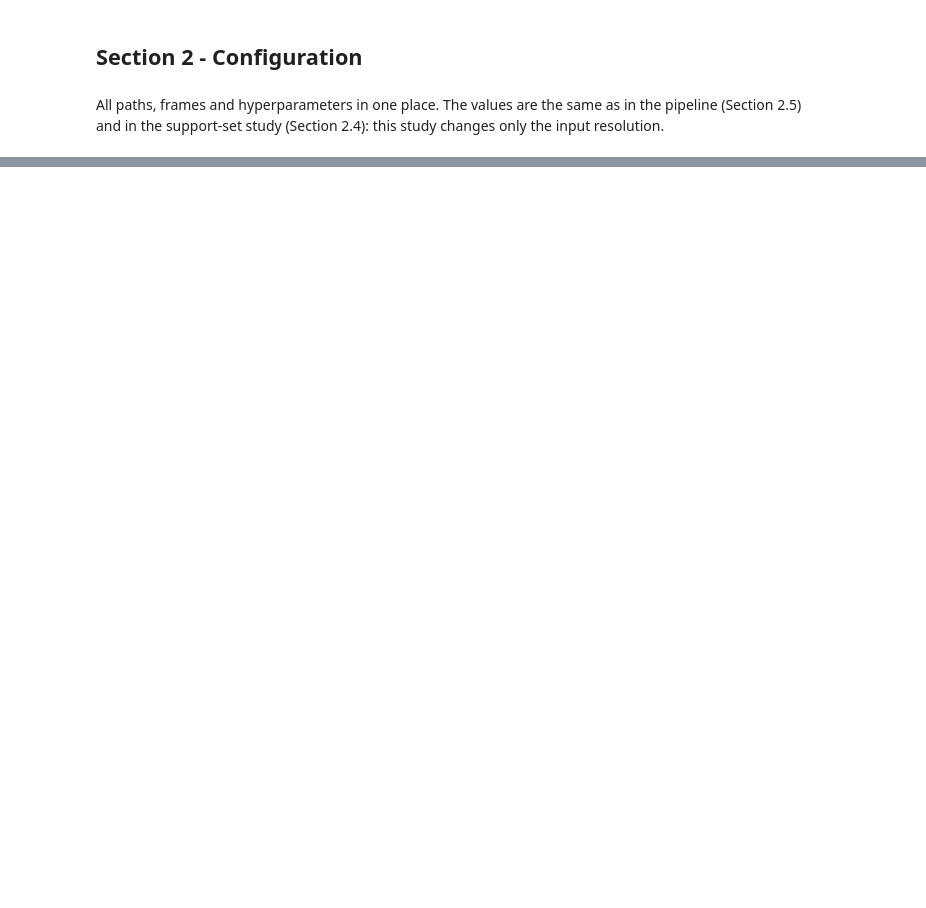
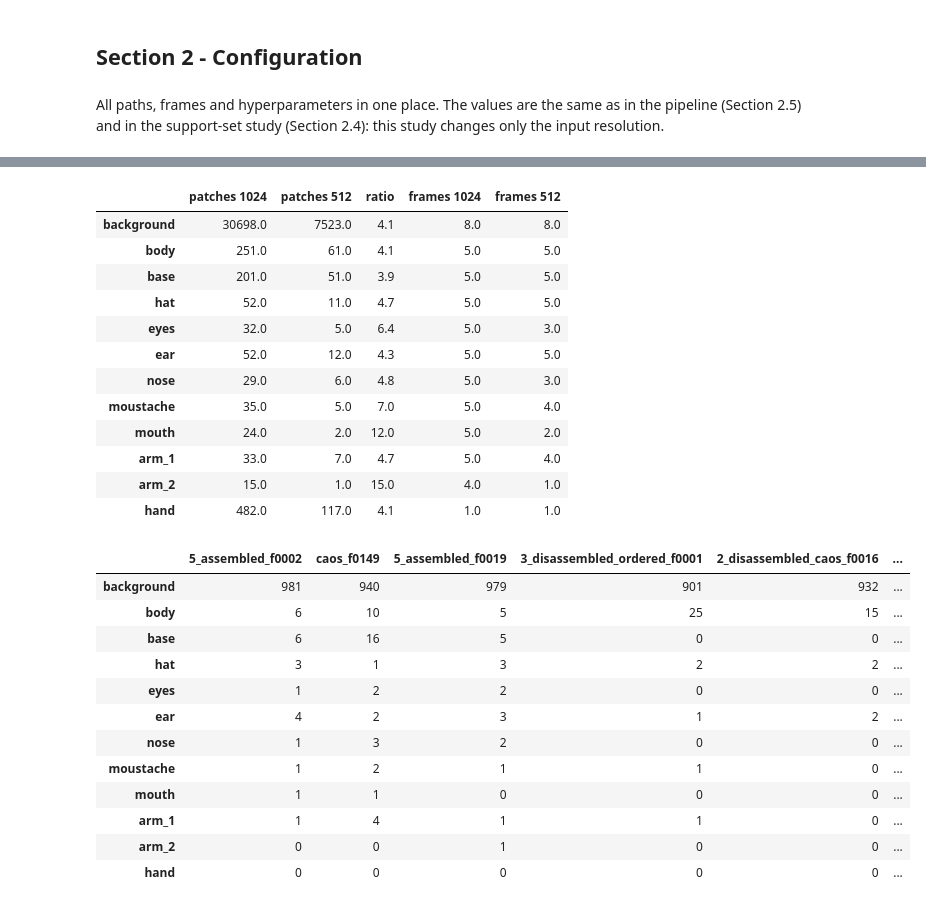
Before and after one commit to xrushofblood/vad_project, a Jupyter notebook: notebooks/phase_1_resolution_study.ipynb, the cells around one changed output, grey strips where cells are left out. Drawn from its saved outputs; the diff is of its cells as text; code cells hidden in the pictures; blank space fills up the shorter version.

Commit message:
Resolution study: section 4 (labels at 512, margins, oracles); decision rule dropped before running 512, 1024 kept

```diff
--- a/notebooks/phase_1_resolution_study.ipynb
+++ b/notebooks/phase_1_resolution_study.ipynb
@@ -136,0 +222,10 @@ _ = torch.manual_seed(RANDOM_SEED)
+# %%
+# 3.1 Loading the model (shared FeatureExtractor, same settings as the pipeline)
+extractor = FeatureExtractor(MODEL_DIR, device=DEVICE, dtype=DTYPE)
+PATCH_SIZE = extractor.patch_size
+print(f"Model loaded, patch size {PATCH_SIZE}x{PATCH_SIZE}")
+
+
+def label_cell(resolution):
+    """Side, in native pixels, of the frame area seen by one patch at this resolution (16 at 1024, 32 at 512)."""
+    return PATCH_SIZE * NATIVE_RESOLUTION // resolution
@@ -136,0 +387,52 @@ _ = torch.manual_seed(RANDOM_SEED)
+# %%
+# 4.1 Reference patch labels at 512: the same coverage rule, applied to the 32x32 native pixels each patch sees
+for ref in REFERENCE_FRAMES:
+    labels_low, _ = patch_label_grid(ref["pixel_map"], label_cell(LOW_RESOLUTION), MIN_LABEL_COVERAGE)
+    assert labels_low.shape == (LOW_RESOLUTION // PATCH_SIZE,) * 2, f"Unexpected grid in {ref['frame']}"
+    ref["patch_labels"][LOW_RESOLUTION] = labels_low
+
+# Patches per class over all reference frames, and in how many frames each class has at least one patch
+rows = {}
+for class_id, name in enumerate(CLASS_NAMES):
+    counts = {res: [int((ref["patch_labels"][res] == class_id).sum()) for ref in REFERENCE_FRAMES]
+              for res in RESOLUTIONS}
+    rows[name] = {
+        f"patches {NATIVE_RESOLUTION}": sum(counts[NATIVE_RESOLUTION]),
+        f"patches {LOW_RESOLUTION}": sum(counts[LOW_RESOLUTION]),
+        "ratio": round(sum(counts[NATIVE_RESOLUTION]) / max(sum(counts[LOW_RESOLUTION]), 1), 1),
+        f"frames {NATIVE_RESOLUTION}": sum(c > 0 for c in counts[NATIVE_RESOLUTION]),
+        f"frames {LOW_RESOLUTION}": sum(c > 0 for c in counts[LOW_RESOLUTION]),
+    }
+display(pd.DataFrame(rows).T)
+
+# Detail: patches per class and reference frame at 512
+display(pd.DataFrame({ref["frame"]: [int((ref["patch_labels"][LOW_RESOLUTION] == i).sum())
+                                     for i in range(len(CLASS_NAMES))]
+                      for ref in REFERENCE_FRAMES}, index=CLASS_NAMES))
+# %% [output]
+|  | patches 1024 | patches 512 | ratio | frames 1024 | frames 512 |
+| background | 30698.0 | 7523.0 | 4.1 | 8.0 | 8.0 |
+| body | 251.0 | 61.0 | 4.1 | 5.0 | 5.0 |
+| base | 201.0 | 51.0 | 3.9 | 5.0 | 5.0 |
+| hat | 52.0 | 11.0 | 4.7 | 5.0 | 5.0 |
+| eyes | 32.0 | 5.0 | 6.4 | 5.0 | 3.0 |
+| ear | 52.0 | 12.0 | 4.3 | 5.0 | 5.0 |
+| nose | 29.0 | 6.0 | 4.8 | 5.0 | 3.0 |
+| moustache | 35.0 | 5.0 | 7.0 | 5.0 | 4.0 |
+| mouth | 24.0 | 2.0 | 12.0 | 5.0 | 2.0 |
+| arm_1 | 33.0 | 7.0 | 4.7 | 5.0 | 4.0 |
+| arm_2 | 15.0 | 1.0 | 15.0 | 4.0 | 1.0 |
+| hand | 482.0 | 117.0 | 4.1 | 1.0 | 1.0 |
+|  | 5_assembled_f0002 | caos_f0149 | 5_assembled_f0019 | 3_disassembled_ordered_f0001 | 2_disassembled_caos_f0016 | ... |
+| background | 981 | 940 | 979 | 901 | 932 | ... |
+| body | 6 | 10 | 5 | 25 | 15 | ... |
+| base | 6 | 16 | 5 | 0 | 0 | ... |
+| hat | 3 | 1 | 3 | 2 | 2 | ... |
+| eyes | 1 | 2 | 2 | 0 | 0 | ... |
+| ear | 4 | 2 | 3 | 1 | 2 | ... |
+| nose | 1 | 3 | 2 | 0 | 0 | ... |
+| moustache | 1 | 2 | 1 | 1 | 0 | ... |
+| mouth | 1 | 1 | 0 | 0 | 0 | ... |
+| arm_1 | 1 | 4 | 1 | 1 | 0 | ... |
+| arm_2 | 0 | 0 | 1 | 0 | 0 | ... |
+| hand | 0 | 0 | 0 | 0 | 0 | ... |
```
Also changed, not shown: parts of 36 cells of this notebook.
